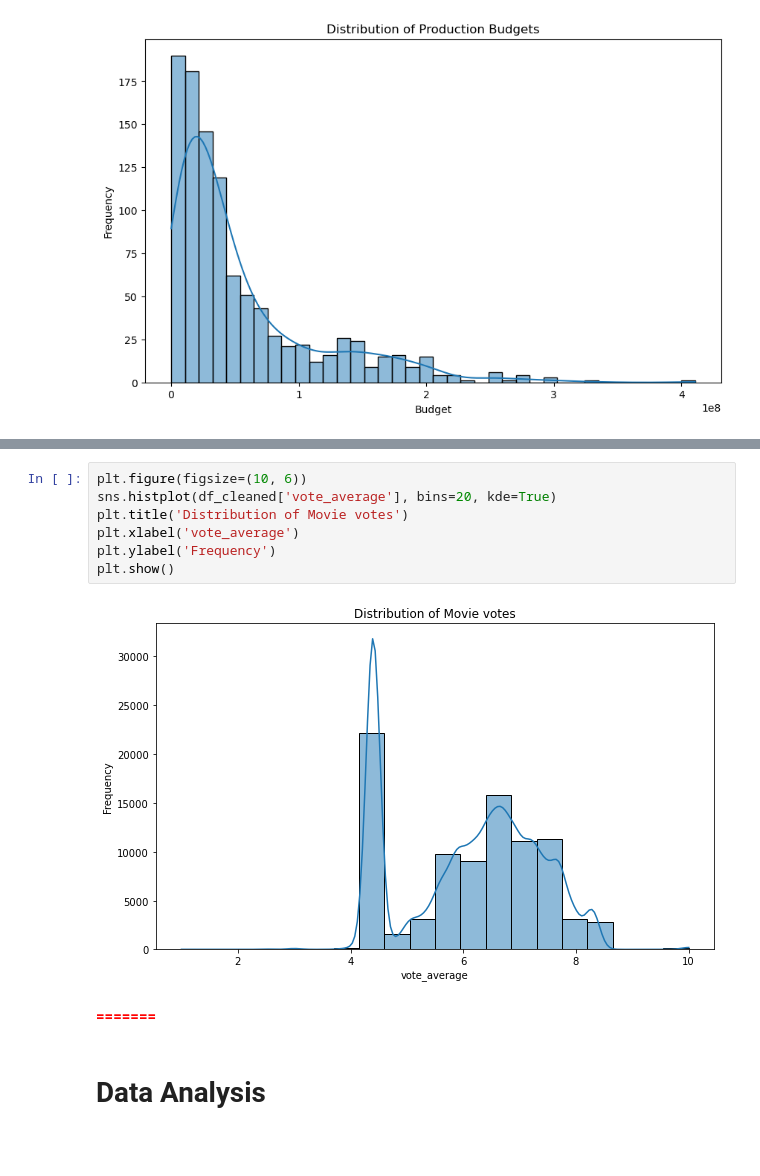
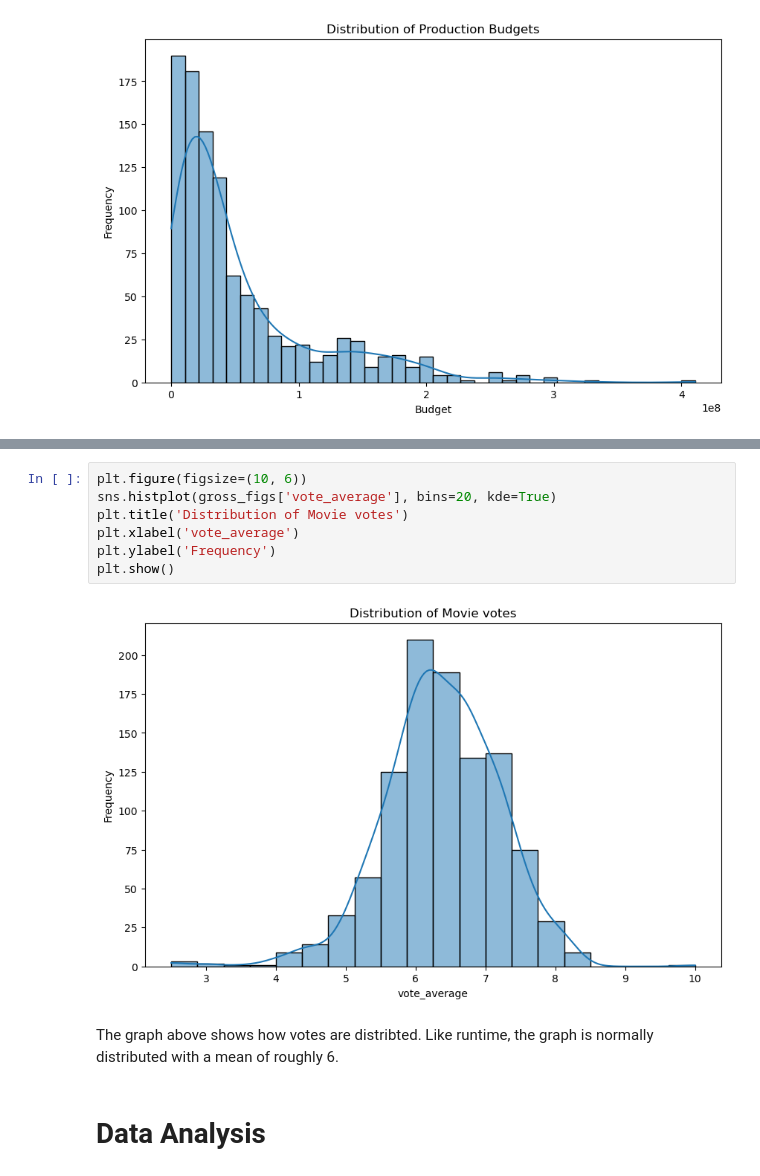
Before and after one commit to Luwate/dsc-phase-2-project-v3, a Jupyter notebook: student.ipynb, the cells around one changed output, grey strips where cells are left out. Drawn from its saved outputs; the diff is of its cells as text; blank space fills up the shorter version.

```diff
--- a/student.ipynb
+++ b/student.ipynb
@@ -1006,14 +1054,14 @@ plt.show()
 # %%
 plt.figure(figsize=(10, 6))
-sns.histplot(df_cleaned['vote_average'], bins=20, kde=True)
+sns.histplot(gross_figs['vote_average'], bins=20, kde=True)
 plt.title('Distribution of Movie votes')
 plt.xlabel('vote_average')
 plt.ylabel('Frequency')
 plt.show()
 # %% [output]
-[figure, old version]
+[figure, new version]
-# %% [markdown]
-<span style="color:red"><b>=======</b></span>
+# %% [markdown]
+The graph above shows how votes are distribted. Like runtime, the graph is normally distributed with a mean of roughly 6.
 # %% [markdown]
  # Data Analysis
 # %%
```
Also changed, not shown: parts of 47 cells of this notebook, 1 other file.
